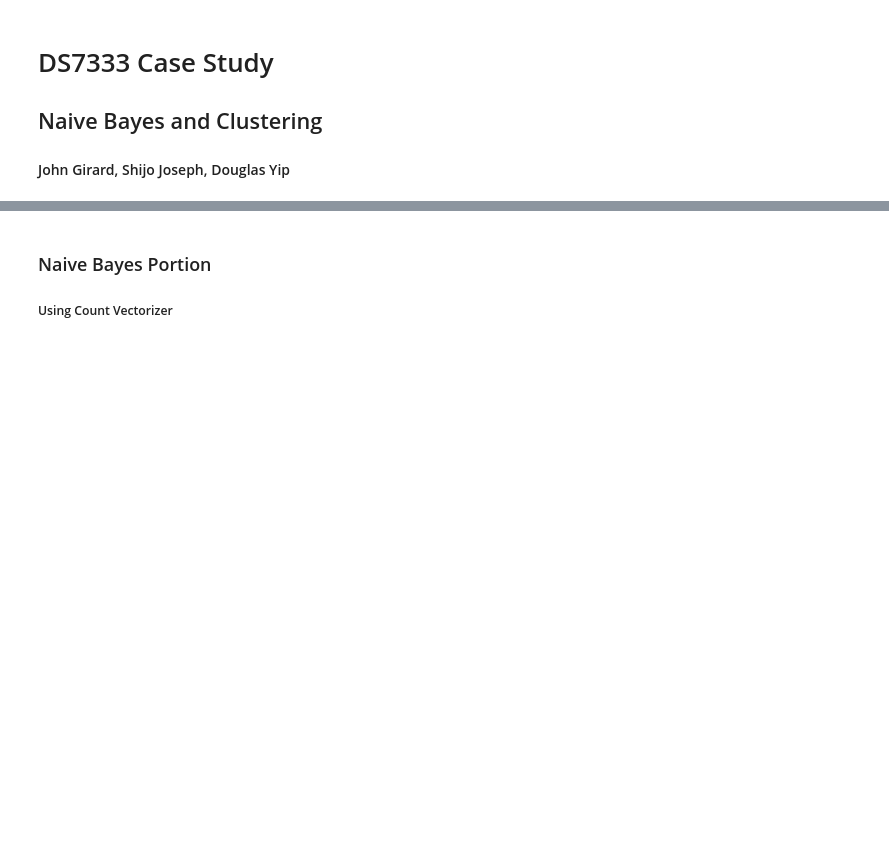
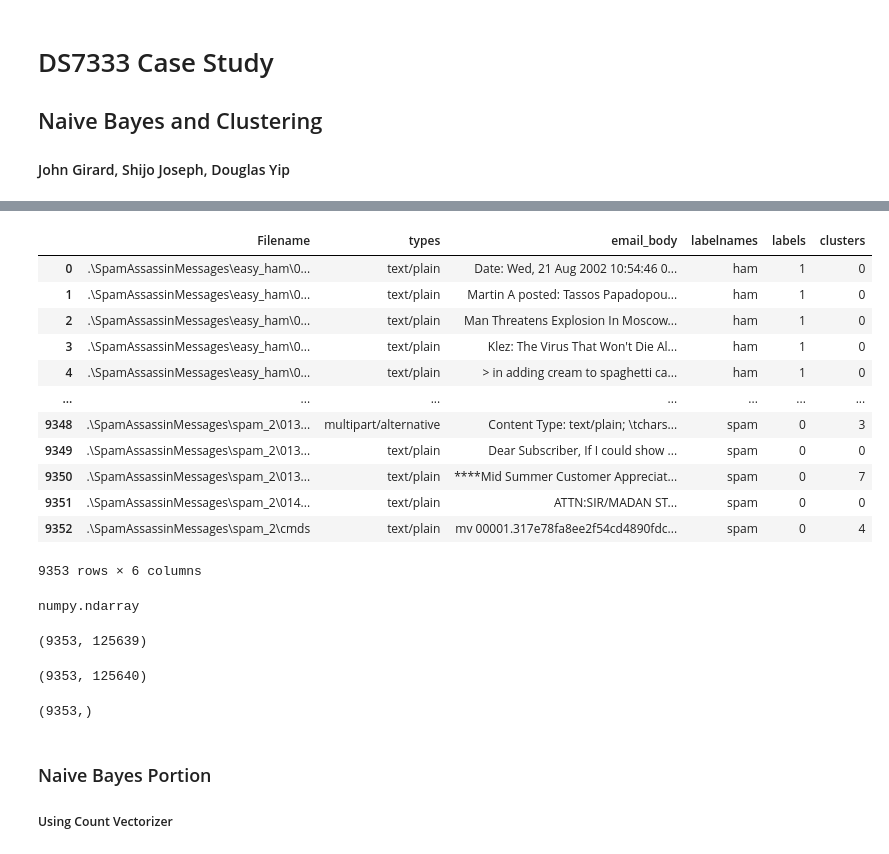
Before and after one commit to dk28yip/MSDS7333, a Jupyter notebook: DS7333_Case3.ipynb, the cells around one changed output, grey strips where cells are left out. Drawn from its saved outputs; the diff is of its cells as text; code cells hidden in the pictures; blank space fills up the shorter version.

```diff
--- a/DS7333_Case3.ipynb
+++ b/DS7333_Case3.ipynb
@@ -113,3 +181,44 @@ df_NB
+# %%
+km = KMeans(n_clusters=11,
+            n_init='auto',
+            random_state=0)
+clusters = km.fit_predict(Xtrain)
+# %%
+df_NB['clusters'] = clusters
+# %%
+df_NB
+# %% [output]
+|  | Filename | types | email_body | labelnames | labels | clusters |
+| 0 | .\SpamAssassinMessages\easy_ham\0... | text/plain | Date: Wed, 21 Aug 2002 10:54:46 0... | ham | 1 | 0 |
+| 1 | .\SpamAssassinMessages\easy_ham\0... | text/plain | Martin A posted: Tassos Papadopou... | ham | 1 | 0 |
+| 2 | .\SpamAssassinMessages\easy_ham\0... | text/plain | Man Threatens Explosion In Moscow... | ham | 1 | 0 |
+| 3 | .\SpamAssassinMessages\easy_ham\0... | text/plain | Klez: The Virus That Won't Die Al... | ham | 1 | 0 |
+| 4 | .\SpamAssassinMessages\easy_ham\0... | text/plain | > in adding cream to spaghetti ca... | ham | 1 | 0 |
+| ... | ... | ... | ... | ... | ... | ... |
+| 9348 | .\SpamAssassinMessages\spam_2\013... | multipart/alternative | Content Type: text/plain; \tchars... | spam | 0 | 3 |
+| 9349 | .\SpamAssassinMessages\spam_2\013... | text/plain | Dear Subscriber, If I could show ... | spam | 0 | 0 |
+| 9350 | .\SpamAssassinMessages\spam_2\013... | text/plain | ****Mid Summer Customer Appreciat... | spam | 0 | 7 |
+| 9351 | .\SpamAssassinMessages\spam_2\014... | text/plain | ATTN:SIR/MADAN ST... | spam | 0 | 0 |
+| 9352 | .\SpamAssassinMessages\spam_2\cmds | text/plain | mv 00001.317e78fa8ee2f54cd4890fdc... | spam | 0 | 4 |
+9353 rows × 6 columns
+# %%
+type(Xtrain)
+# %% [output]
+numpy.ndarray
+# %%
+Xtrain.shape
+# %% [output]
+(9353, 125639)
+# %%
+New_Xtrain = np.hstack((Xtrain, clusters.reshape(-1, 1)))
+New_Xtrain.shape
+# %% [output]
+(9353, 125640)
+# %%
+cluster_array = np.array(df_NB['clusters'])
+cluster_array.shape
+# %% [output]
+(9353,)
 # %% [markdown]
 ### Naive Bayes Portion
 
```
Also changed, not shown: parts of 27 cells of this notebook.
